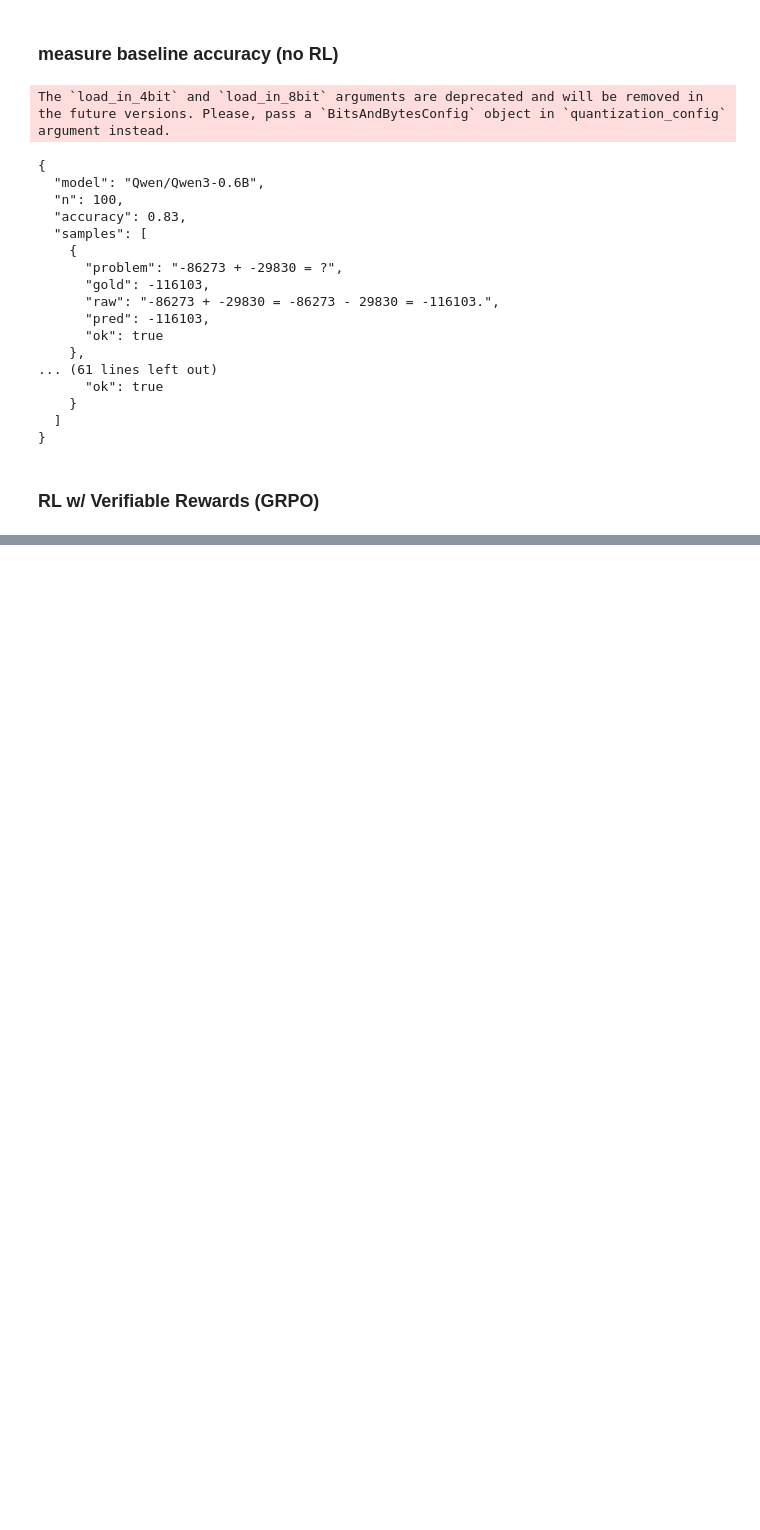
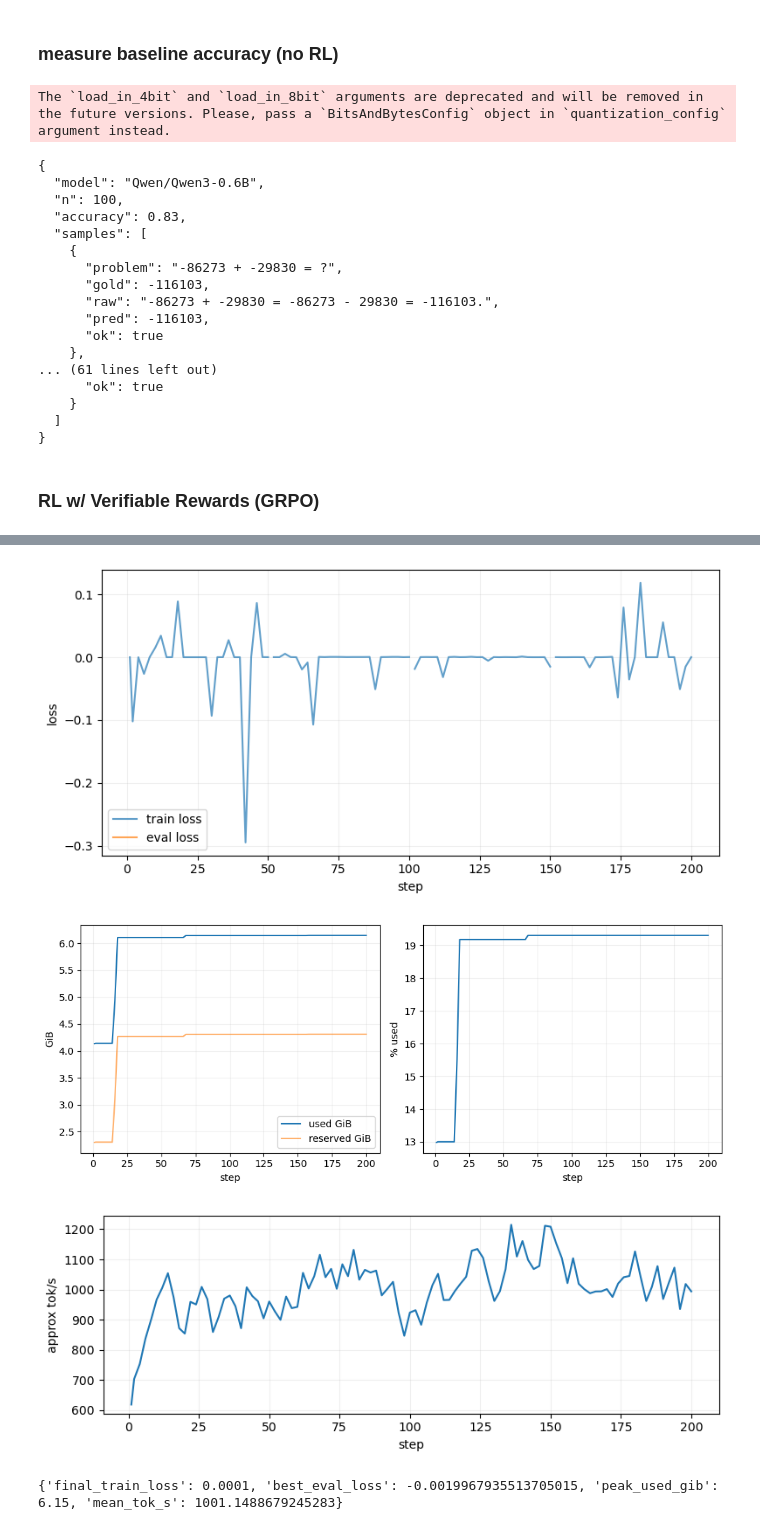
Before and after one commit to No-Stream/transformer-experiments, a Jupyter notebook: rlvr.ipynb, the cells around one changed output, grey strips where cells are left out. Saved outputs shown, nothing was run; the diff lists cells and outputs as text; code cells hidden in the pictures; blank space fills up the shorter version.

Commit message:
train runs (poorly)

```diff
--- a/rlvr.ipynb
+++ b/rlvr.ipynb
@@ -306,0 +671,12 @@ train_grpo_integer_math()
+# %%
+df = load_trainer_logs(OUTPUT_DIR)
+dfm = load_mem_log(OUTPUT_DIR)
+
+plot_losses(df)
+plot_memory(dfm)
+summarize(df, dfm)
+# %% [output]
+[figure, added]
+[figure, added]
+[figure, added]
+{'final_train_loss': 0.0001, 'best_eval_loss': -0.0019967935513705015, 'peak_used_gib': 6.15, 'mean_tok_s': 1001.1488679245283}
```
Also changed, not shown: parts of 6 cells of this notebook, 1 other file.
